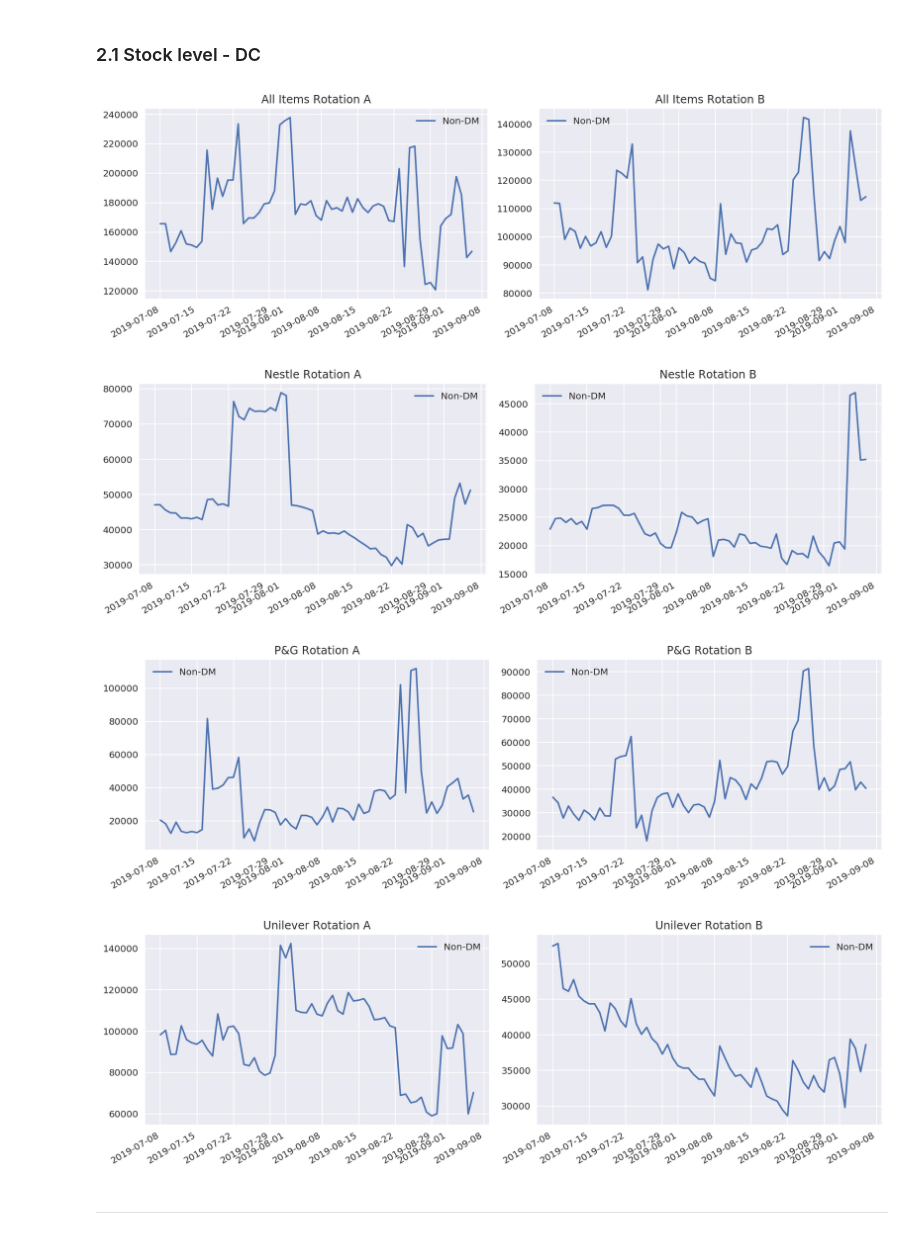
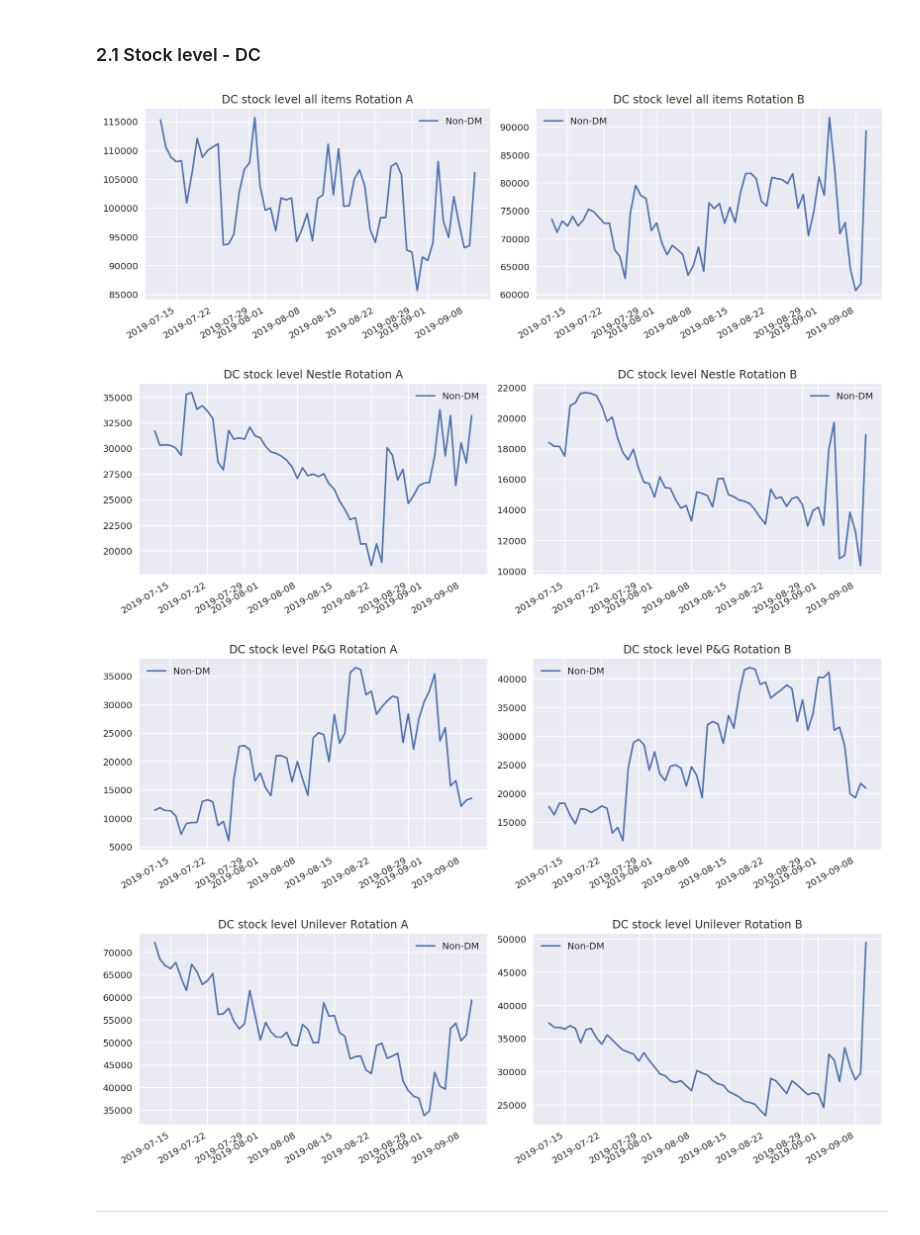
Before and after one commit to PPPPParadise/Carrefour-China-Supply-Chain-Forecast, a Jupyter notebook: workflow_integration/monitor_checks.ipynb, the cells around one changed output. Cells and saved outputs as stored; diff of their text form; code cells hidden in the pictures.

```diff
--- a/workflow_integration/monitor_checks.ipynb
+++ b/workflow_integration/monitor_checks.ipynb
@@ -112,3 +110,14 @@ def timed_pull(query):
+# %%
+def get_query(sql_path, kudu_replace=None, **query_params):
+    with open(sql_path, 'r') as f:
+        query = f.read()
+    if kudu_replace is not None:
+        for k, v in kudu_replace.items():
+            query = query.replace(k, v)
+
+    query = query.format(**query_params)
+
+    return query
 # %%
 def read_query_and_fetch(sql_path, create_table=False, get_query=False, kudu_replace=None, **query_params):
     with open(sql_path, 'r') as f:
@@ -317,3 +338,11 @@ plot_detention_store(detention_store)
+# %%
+stock_level_dc = spark.sql(get_query(
+    'sql/kpi_stock_level_dc.sql',
+    # database_name='vartefact', date_start='20190630', date_end='20190730',
+    database='vartefact', run_date=STOCK_LEVEL_END
+)).toPandas()
+# %%
+stock_dc_writer = ExcelWriter(record_folder + stock_level_dc_file)
 # %%
 def plot_stock_level_dc(df, title):
     df1 = df.sort_values(by=['rotation', 'date_key']).copy()
@@ -321,26 +350,27 @@ def plot_stock_level_dc(df, title):
     sl['date_key'] = pd.to_datetime(sl.date_key, format='%Y%m%d')
     fig, axes = plt.subplots(figsize=(12, 4), ncols=2)
     for i, rotation in enumerate(['A', 'B']):
-        axes[i].set_title(f'{title} Rotation {rotation}')
+        axes[i].set_title(f'DC stock level {title} Rotation {rotation}')
         for dm in sl.in_dm.unique():
             d = sl[(sl.in_dm == dm) & (sl.rotation == rotation)]
             axes[i].plot(d.date_key, d.stock_level, label="DM" if dm else "Non-DM")
             axes[i].legend()
     fig.autofmt_xdate(); fig.tight_layout()
-    # return sl_all_stores
+
+    df1.to_excel(stock_dc_writer, sheet_name=title, index=False)
 # %%
-plot_stock_level_dc(stock_level_dc, 'All Items')
+plot_stock_level_dc(stock_level_dc, 'all items')
 # %% [output]
-[figure, old version]
+[figure, new version]
 # %%
-plot_stock_level_dc(stock_level_dc_supplier[stock_level_dc_supplier['holding_code'] == '002'], 'Nestle')
+plot_stock_level_dc(stock_level_dc[stock_level_dc['holding_code'] == '002'], 'Nestle')
 # %% [output]
-[figure, old version]
+[figure, new version]
 # %%
-plot_stock_level_dc(stock_level_dc_supplier[stock_level_dc_supplier['holding_code'] == '693'], 'P&G')
+plot_stock_level_dc(stock_level_dc[stock_level_dc['holding_code'] == '693'], 'P&G')
 # %% [output]
-[figure, old version]
+[figure, new version]
 # %%
-plot_stock_level_dc(stock_level_dc_supplier[stock_level_dc_supplier['holding_code'] == '700'], 'Unilever')
+plot_stock_level_dc(stock_level_dc[stock_level_dc['holding_code'] == '700'], 'Unilever')
 # %% [output]
-[figure, old version]
+[figure, new version]
```
Also changed, not shown: parts of 76 cells of this notebook, 14 other files.
